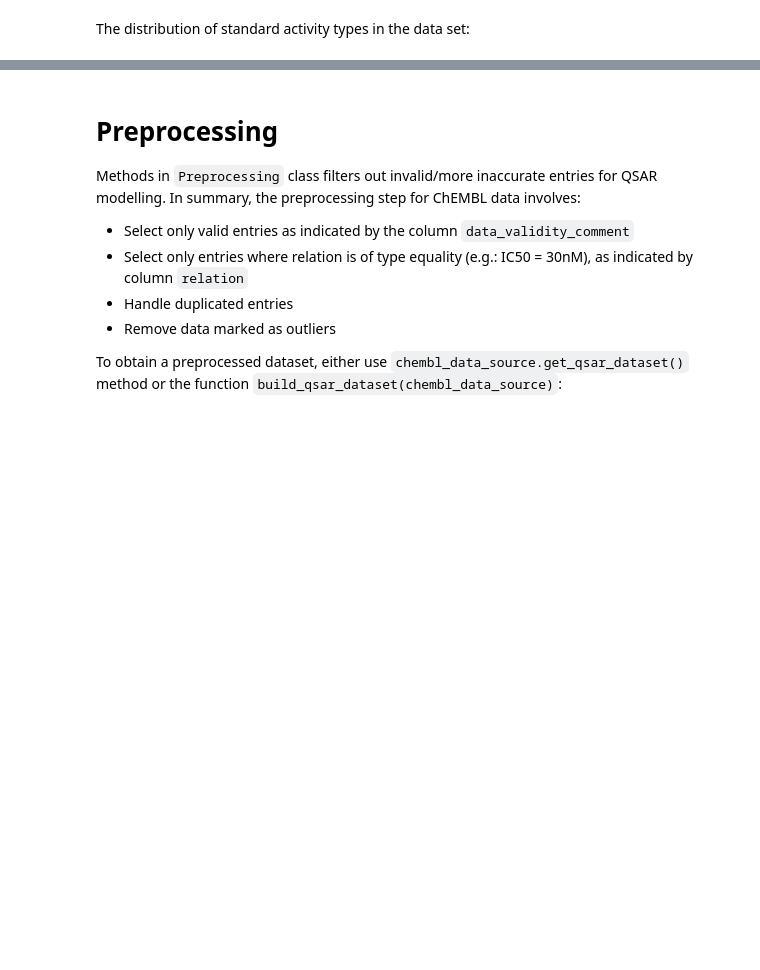
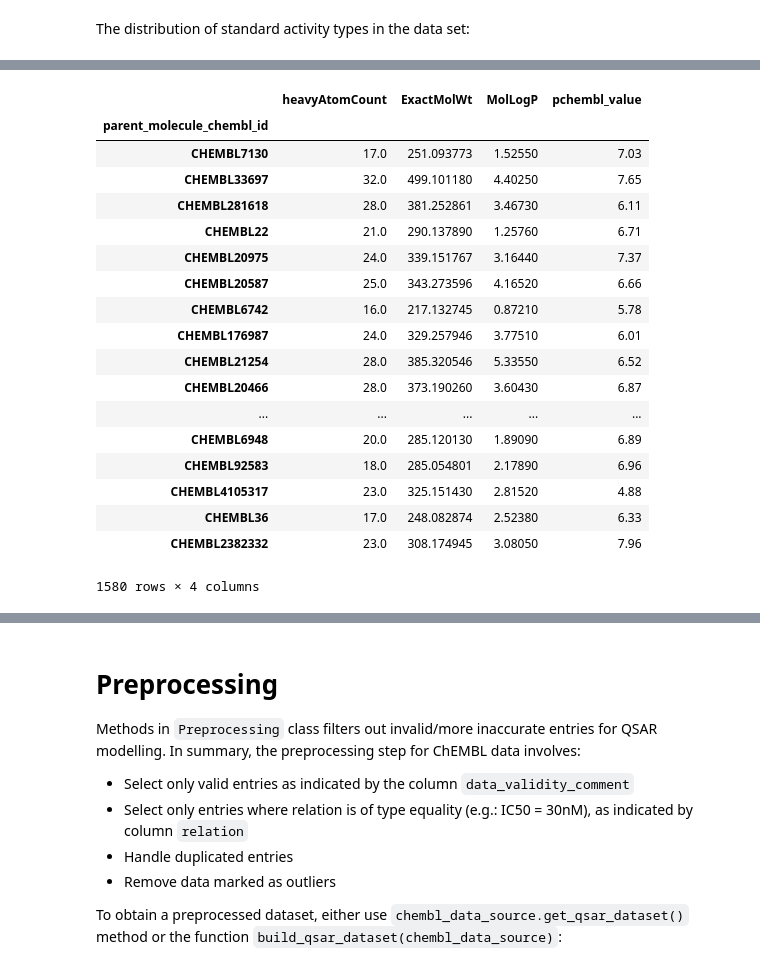
Before and after one commit to KISysBio/modSAR, a Jupyter notebook: processing/notebooks/Notebook 01 - Data Preprocessing.ipynb, the cells around one changed output, grey strips where cells are left out. Drawn from its saved outputs; the diff is of its cells as text; code cells hidden in the pictures; blank space fills up the shorter version.

```diff
--- a/processing/notebooks/Notebook 01 - Data Preprocessing.ipynb
+++ b/processing/notebooks/Notebook 01 - Data Preprocessing.ipynb
@@ -57,0 +143,31 @@ Name: standard_type, dtype: int64
+# %%
+def calc_descriptor(smiles):
+    mol = Chem.MolFromSmiles(smiles)
+    return pd.Series({'heavyAtomCount': Chem.Descriptors.HeavyAtomCount(mol),
+                      'ExactMolWt': Chem.Descriptors.ExactMolWt(mol),
+                      'MolLogP': Chem.Descriptors.MolLogP(mol)})
+
+aux_df = chembl_data_source.bioactivities_df['canonical_smiles'].apply(calc_descriptor)
+aux_df.index = chembl_data_source.bioactivities_df['parent_molecule_chembl_id']
+aux_df['pchembl_value'] = chembl_data_source.bioactivities_df['pchembl_value'].values
+aux_df
+# %% [output]
+|  | heavyAtomCount | ExactMolWt | MolLogP | pchembl_value |
+| parent_molecule_chembl_id |  |  |  |  |
+| CHEMBL7130 | 17.0 | 251.093773 | 1.52550 | 7.03 |
+| CHEMBL33697 | 32.0 | 499.101180 | 4.40250 | 7.65 |
+| CHEMBL281618 | 28.0 | 381.252861 | 3.46730 | 6.11 |
+| CHEMBL22 | 21.0 | 290.137890 | 1.25760 | 6.71 |
+| CHEMBL20975 | 24.0 | 339.151767 | 3.16440 | 7.37 |
+| CHEMBL20587 | 25.0 | 343.273596 | 4.16520 | 6.66 |
+| CHEMBL6742 | 16.0 | 217.132745 | 0.87210 | 5.78 |
+| CHEMBL176987 | 24.0 | 329.257946 | 3.77510 | 6.01 |
+| CHEMBL21254 | 28.0 | 385.320546 | 5.33550 | 6.52 |
+| CHEMBL20466 | 28.0 | 373.190260 | 3.60430 | 6.87 |
+| ... | ... | ... | ... | ... |
+| CHEMBL6948 | 20.0 | 285.120130 | 1.89090 | 6.89 |
+| CHEMBL92583 | 18.0 | 285.054801 | 2.17890 | 6.96 |
+| CHEMBL4105317 | 23.0 | 325.151430 | 2.81520 | 4.88 |
+| CHEMBL36 | 17.0 | 248.082874 | 2.52380 | 6.33 |
+| CHEMBL2382332 | 23.0 | 308.174945 | 3.08050 | 7.96 |
+1580 rows × 4 columns
```
Also changed, not shown: parts of 22 cells of this notebook, 10 other files.
